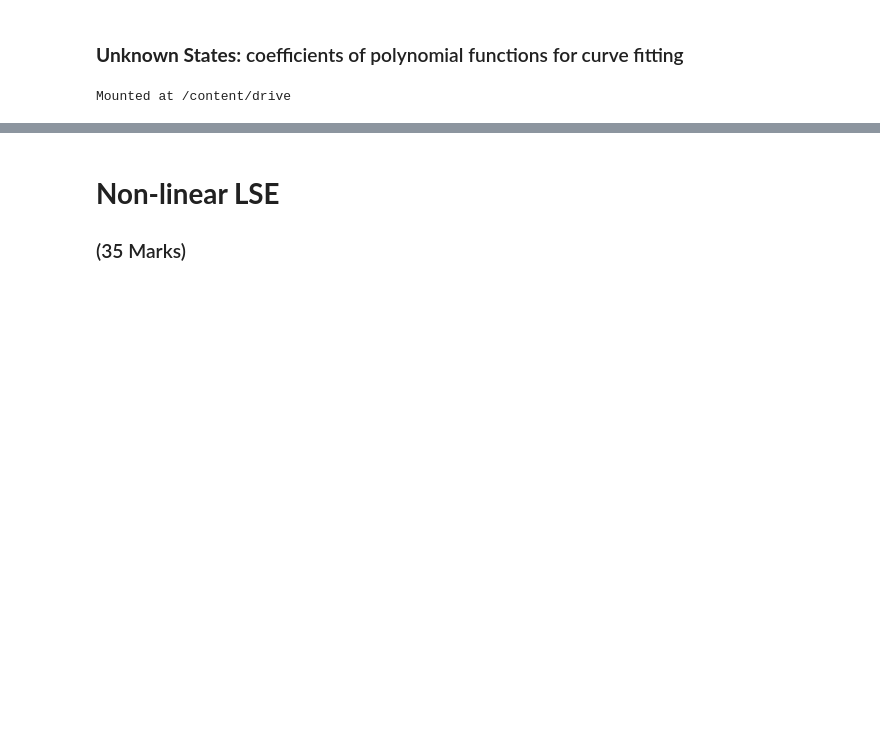
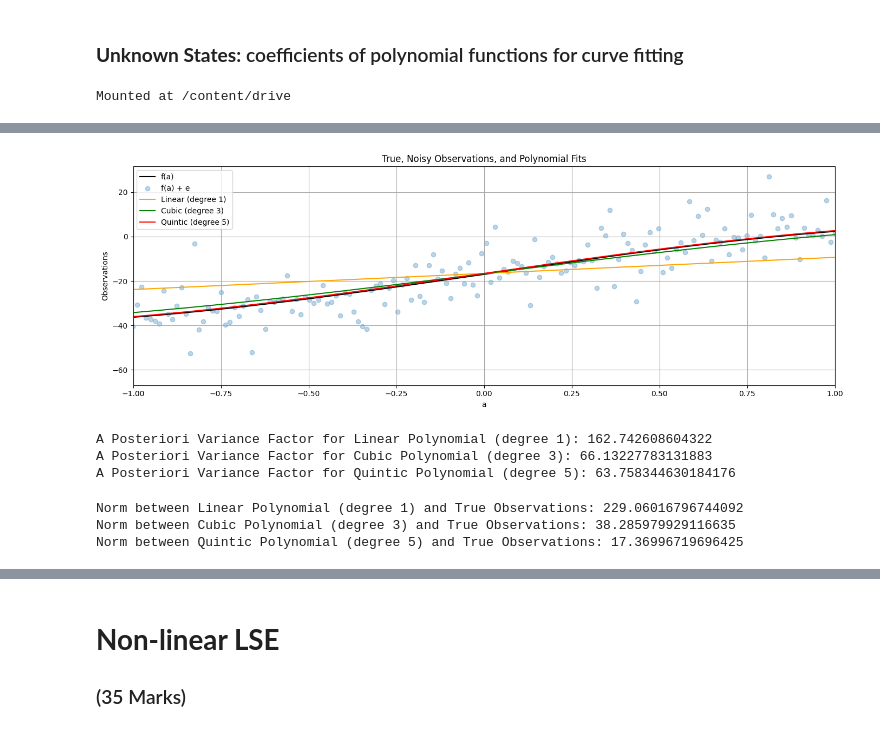
Before and after one commit to rbawah/engg680_2024_fall_group7, a Jupyter notebook: Lab_Assignment2/Assignment2.ipynb, the cells around one changed output, grey strips where cells are left out. Cells and saved outputs as stored; diff of their text form; code cells hidden in the pictures; blank space fills up the shorter version.

```diff
--- a/Lab_Assignment2/Assignment2.ipynb
+++ b/Lab_Assignment2/Assignment2.ipynb
@@ -124,18 +208,53 @@ quintic_uw = #...
 # %%
 # step 8
 # use the matplotlib to plot each polynomial function, noisy observations l, true observations l_true, together in one single figure
 # for the polynomials of line, cubic and quintic, use color of orange, green and red respectively.
 # (2 marks)
 
 fig, ax = plt.subplots(nrows=1, ncols=1, figsize=(14, 5))
-# ...
 
+# Plot the true observations (black line)
+ax.plot(a, l_true, label='f(a)', color='k')
 
+# Plot the noisy observations (blue scatter)
+ax.scatter(a, l, label='f(a) + e', color='tab:blue', marker='o', alpha=0.3)
+
+# Plot the linear polynomial (orange line)
+ax.plot(a, line_uw, label='Linear (degree 1)', color='orange')
+
+# Plot the cubic polynomial (green line)
+ax.plot(a, cubic_uw, label='Cubic (degree 3)', color='green')
+
+# Plot the quintic polynomial (red line)
+ax.plot(a, quintic_uw, label='Quintic (degree 5)', color='red')
+
+# Add labels, title, and legend
+ax.set_xlabel('a')
+ax.set_ylabel('Observations')
+ax.set_title('True, Noisy Observations, and Polynomial Fits')
+ax.legend()
+
+# Set the x-axis range to -1 to 1
+ax.set_xlim([-1, 1])
+
+# Add gridlines
 ax.grid(True, which='both',ls='-',color='0.65')
 
+# Adjust layout
 fig.tight_layout()
+
+# Show the plot
+plt.show()
+# %% [output]
+[figure, added]
 # %%
 # step 9
 # print the a posterier variance factor for each polynomial function
 # (3 marks)
-# ...
+print(f"A Posteriori Variance Factor for Linear Polynomial (degree 1): {apv_deg_1}")
+print(f"A Posteriori Variance Factor for Cubic Polynomial (degree 3): {apv_deg_3}")
+print(f"A Posteriori Variance Factor for Quintic Polynomial (degree 5): {apv_deg_5}")
+# %% [output]
+A Posteriori Variance Factor for Linear Polynomial (degree 1): 162.742608604322
+A Posteriori Variance Factor for Cubic Polynomial (degree 3): 66.13227783131883
+A Posteriori Variance Factor for Quintic Polynomial (degree 5): 63.758344630184176
@@ -151,0 +261,17 @@ fig.tight_layout()
+# %%
+# step 10
+# compute and print the norm between the predicted observations (output from each polynomial function) and the true observations
+# (3 marks)
+# Compute the norm between predicted observations and true observations for each polynomial
+norm_deg_1 = np.linalg.norm(line_uw - l_true)  # Norm for the linear polynomial
+norm_deg_3 = np.linalg.norm(cubic_uw - l_true)  # Norm for the cubic polynomial
+norm_deg_5 = np.linalg.norm(quintic_uw - l_true)  # Norm for the quintic polynomial
+
+# Print the computed norms
+print(f"Norm between Linear Polynomial (degree 1) and True Observations: {norm_deg_1}")
+print(f"Norm between Cubic Polynomial (degree 3) and True Observations: {norm_deg_3}")
+print(f"Norm between Quintic Polynomial (degree 5) and True Observations: {norm_deg_5}")
+# %% [output]
+Norm between Linear Polynomial (degree 1) and True Observations: 229.06016796744092
+Norm between Cubic Polynomial (degree 3) and True Observations: 38.285979929116635
+Norm between Quintic Polynomial (degree 5) and True Observations: 17.36996719696425
```
Also changed, not shown: parts of 14 cells of this notebook.
